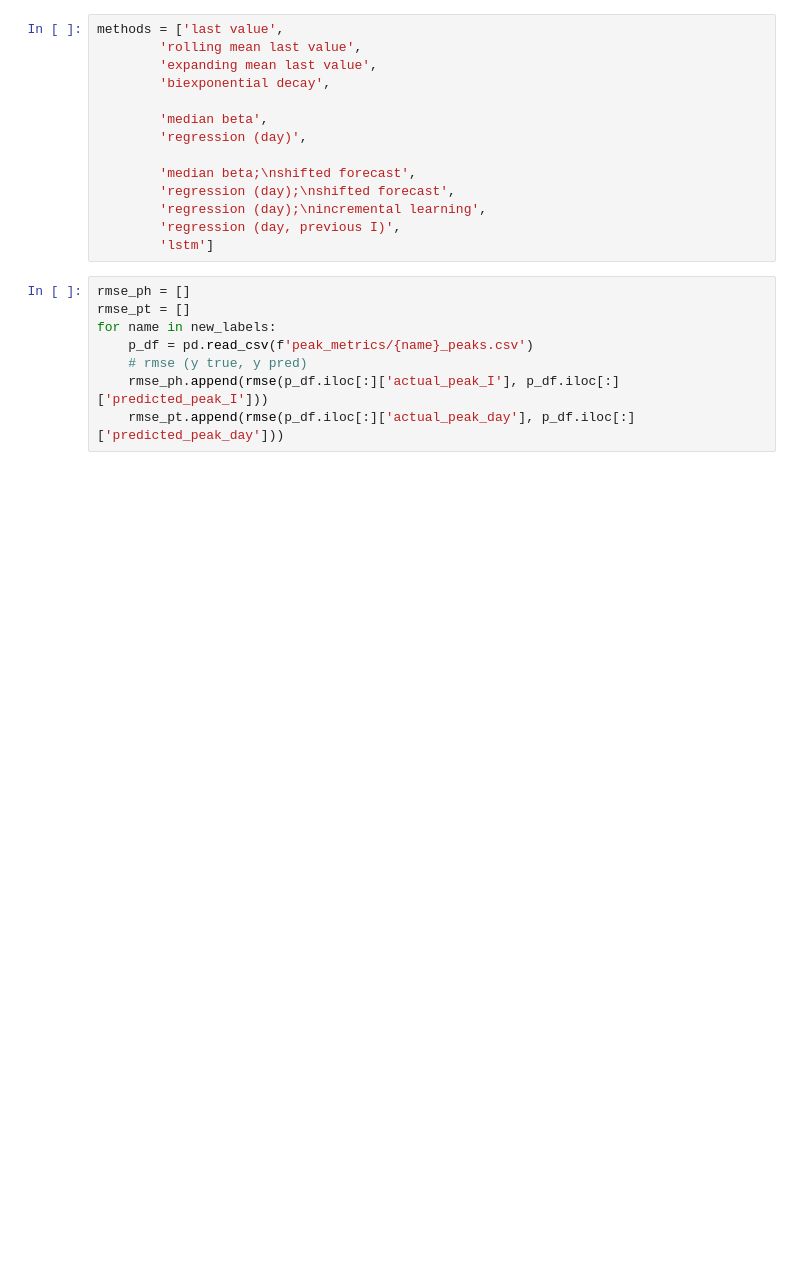
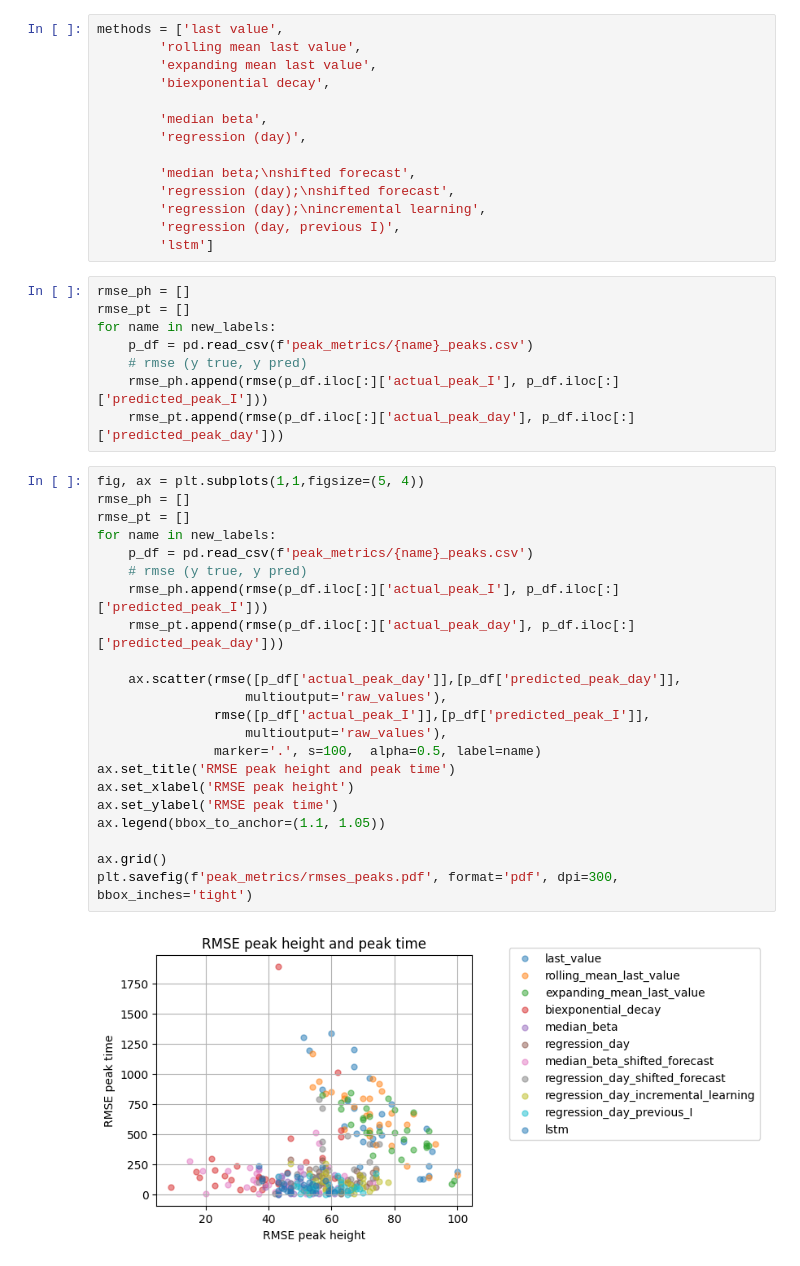
Before and after one commit to vnleonenko/Network_hybrid, a Jupyter notebook: plot_methods.ipynb, the cells around one changed output. Drawn from its saved outputs; the diff is of its cells as text; blank space fills up the shorter version.

```diff
--- a/plot_methods.ipynb
+++ b/plot_methods.ipynb
@@ -942,6 +950,30 @@ for name in new_labels:
     # rmse (y true, y pred)
     rmse_ph.append(rmse(p_df.iloc[:]['actual_peak_I'], p_df.iloc[:]['predicted_peak_I']))
     rmse_pt.append(rmse(p_df.iloc[:]['actual_peak_day'], p_df.iloc[:]['predicted_peak_day']))
+# %%
+fig, ax = plt.subplots(1,1,figsize=(5, 4))
+rmse_ph = []
+rmse_pt = []
+for name in new_labels:
+    p_df = pd.read_csv(f'peak_metrics/{name}_peaks.csv')
+    # rmse (y true, y pred)
+    rmse_ph.append(rmse(p_df.iloc[:]['actual_peak_I'], p_df.iloc[:]['predicted_peak_I']))
+    rmse_pt.append(rmse(p_df.iloc[:]['actual_peak_day'], p_df.iloc[:]['predicted_peak_day']))
+
+    ax.scatter(rmse([p_df['actual_peak_day']],[p_df['predicted_peak_day']],
+                   multioutput='raw_values'),
+               rmse([p_df['actual_peak_I']],[p_df['predicted_peak_I']],
+                   multioutput='raw_values'),
+               marker='.', s=100,  alpha=0.5, label=name)
+ax.set_title('RMSE peak height and peak time')
+ax.set_xlabel('RMSE peak height')
+ax.set_ylabel('RMSE peak time')
+ax.legend(bbox_to_anchor=(1.1, 1.05))
+
+ax.grid()
+plt.savefig(f'peak_metrics/rmses_peaks.pdf', format='pdf', dpi=300, bbox_inches='tight')
+# %% [output]
+[figure, added]
 # %%
 fig, ax = plt.subplots(1,1,figsize=(5, 4))
 
```
Also changed, not shown: parts of 9 cells of this notebook.
